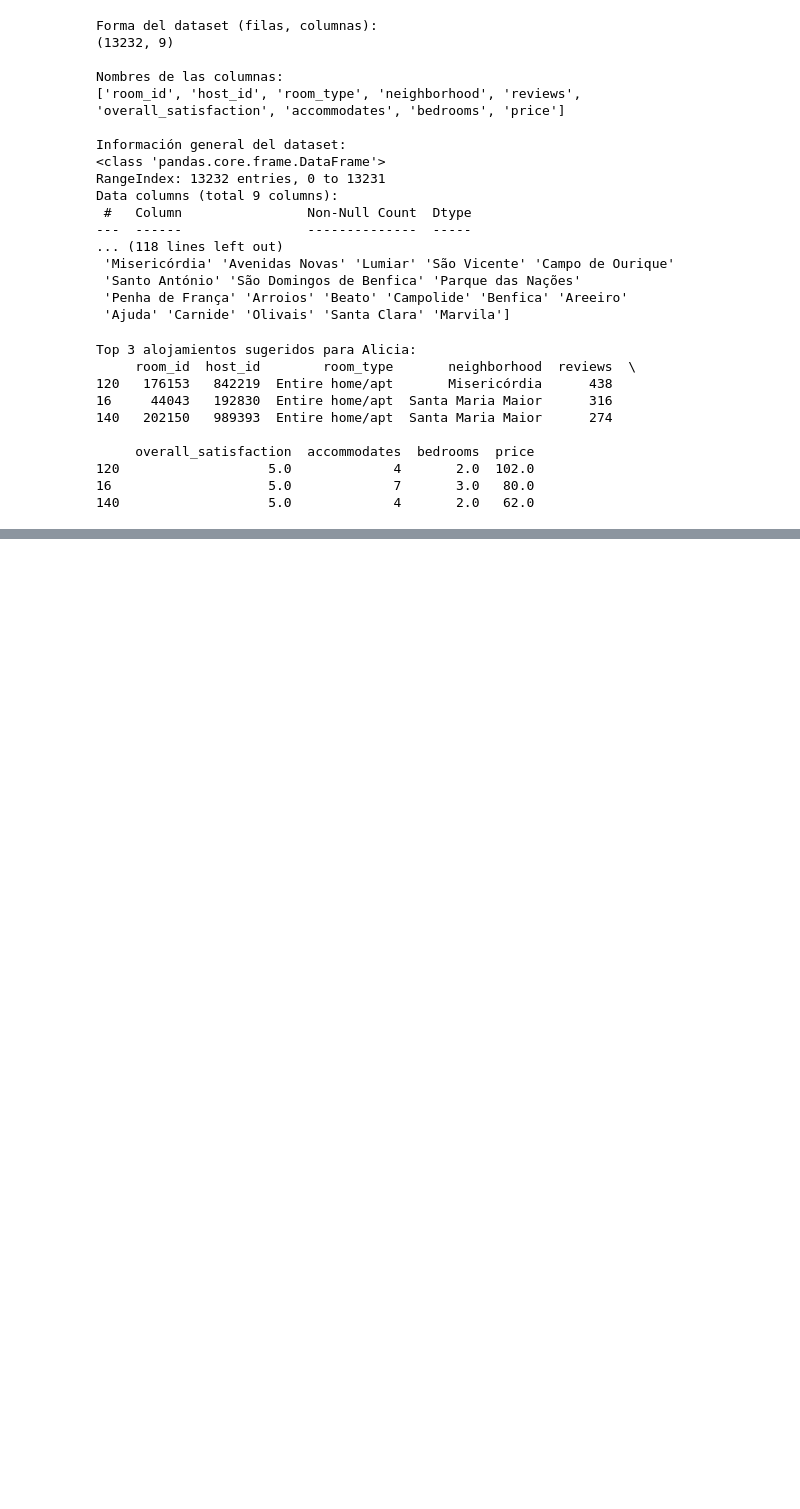
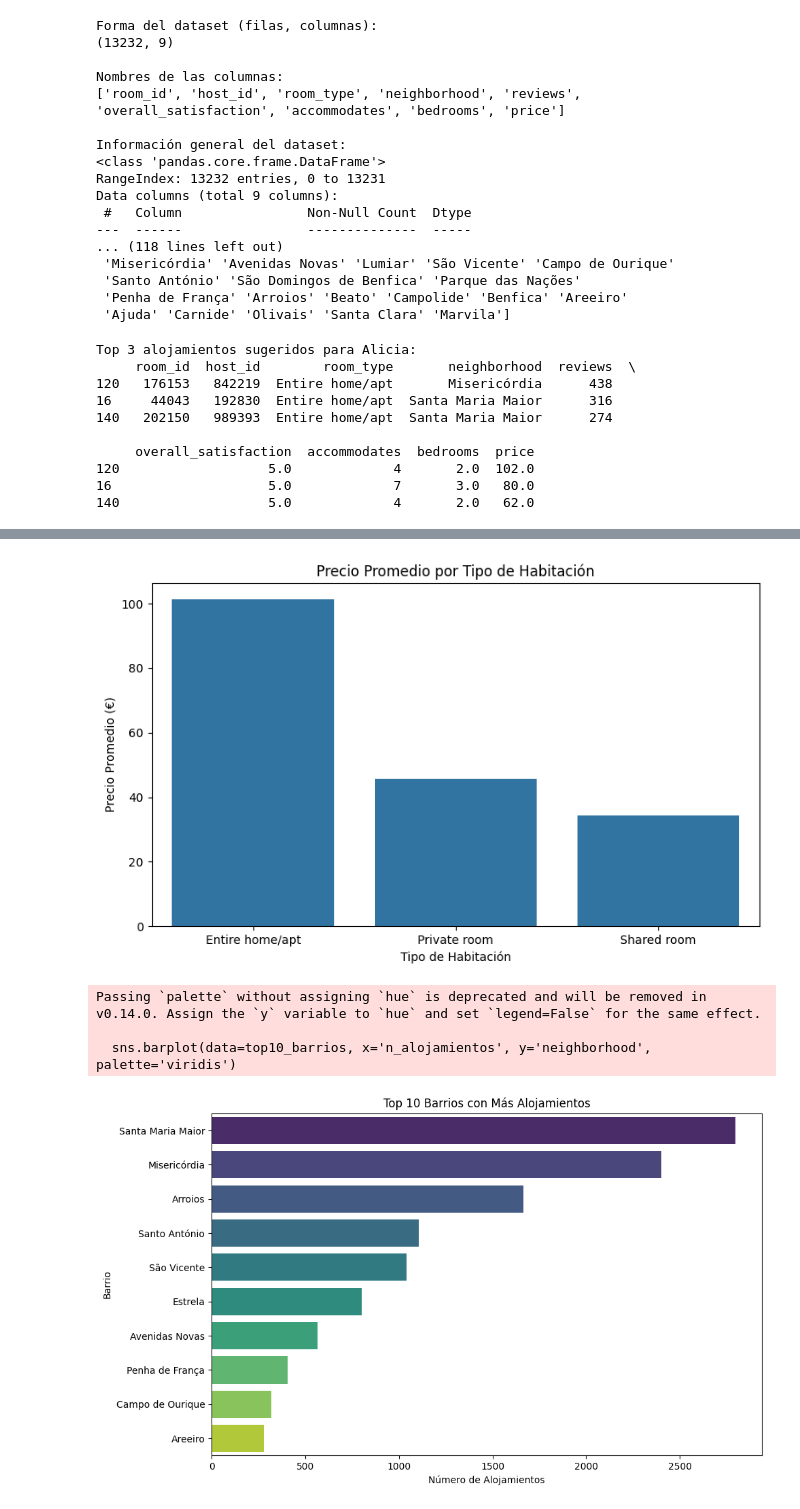
Before and after one commit to OmarCastope/PC5-PAYTHON, a Jupyter notebook: Problema 1.ipynb, the cells around one changed output, grey strips where cells are left out. Cells and saved outputs as stored; diff of their text form; code cells hidden in the pictures; blank space fills up the shorter version.

```diff
--- a/Problema 1.ipynb
+++ b/Problema 1.ipynb
@@ -144,0 +226,46 @@ Propiedades de Roberto y Clara:
+# %%
+
+! pip install matplotlib seaborn
+
+import pandas as pd
+import matplotlib.pyplot as plt
+import seaborn as sns
+
+# Cargar el dataset
+df_airbnb = pd.read_csv('./data/airbnb.csv')
+
+# ===============================
+# Agrupamiento 1: Precio promedio por tipo de habitación
+# ===============================
+precio_promedio = df_airbnb.groupby('room_type')['price'].mean().reset_index()
+precio_promedio = precio_promedio.sort_values(by='price', ascending=False)
+
+# Gráfico 1: Precio promedio por tipo de habitación
+plt.figure(figsize=(8, 5))
+sns.barplot(data=precio_promedio, x='room_type', y='price')
+plt.title('Precio Promedio por Tipo de Habitación')
+plt.ylabel('Precio Promedio (€)')
+plt.xlabel('Tipo de Habitación')
+plt.tight_layout()
+plt.show()
+
+# ===============================
+# Agrupamiento 2: Cantidad de alojamientos por barrio (Top 10)
+# ===============================
+agrupamiento_barrio = df_airbnb.groupby('neighborhood').agg({
+    'room_id': 'count',
+    'overall_satisfaction': 'mean'
+}).reset_index()
+
+agrupamiento_barrio.columns = ['neighborhood', 'n_alojamientos', 'satisfaccion_promedio']
+top10_barrios = agrupamiento_barrio.sort_values(by='n_alojamientos', ascending=False).head(10)
+
+# Gráfico 2: Número de alojamientos por barrio (Top 10)
+plt.figure(figsize=(10, 6))
+sns.barplot(data=top10_barrios, x='n_alojamientos', y='neighborhood', palette='viridis')
+plt.title('Top 10 Barrios con Más Alojamientos')
+plt.xlabel('Número de Alojamientos')
+plt.ylabel('Barrio')
+plt.tight_layout()
+plt.show()
+# %% [output]
@@ -144,0 +287,5 @@ Propiedades de Roberto y Clara:
+[figure, added]
+Passing `palette` without assigning `hue` is deprecated and will be removed in v0.14.0. Assign the `y` variable to `hue` and set `legend=False` for the same effect.
+
+  sns.barplot(data=top10_barrios, x='n_alojamientos', y='neighborhood', palette='viridis')
+[figure, added]
```
Also changed, not shown: parts of 7 cells of this notebook, 2 other files.
